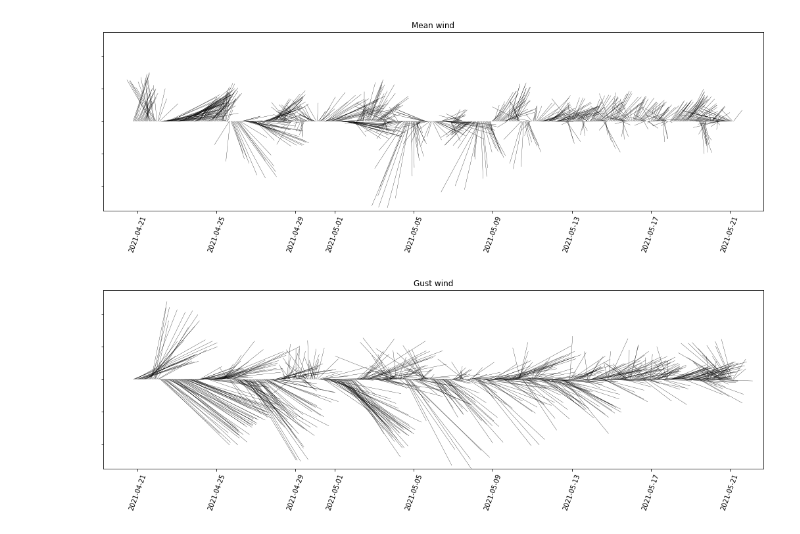
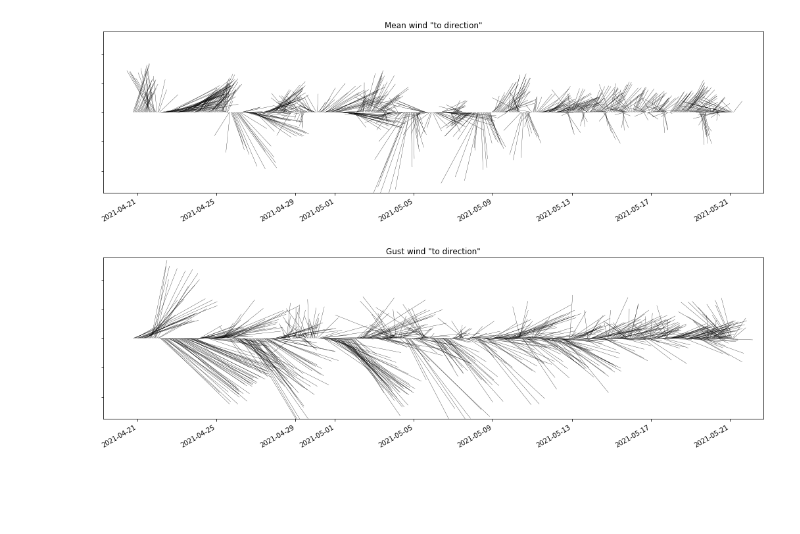
Before and after one commit to odemeo-usgs/projects, a Jupyter notebook: CACO/Marconi_Plots_2021.ipynb, the cells around one changed output. Drawn from its saved outputs; the diff is of its cells as text; code cells hidden in the pictures; blank space fills up the shorter version.

Commit message:
Made seasonal figures

```diff
--- a/CACO/Marconi_Plots_2021.ipynb
+++ b/CACO/Marconi_Plots_2021.ipynb
@@ -11,6 +12,10 @@ import bottleneck as bn
 # netCDF files
 fn1='C:\\Users\\odemeo\\Documents\\Field_Data_Processing\\CACO_MET\\Marconi\\1128\\1128wxt-a.nc'
 fn2='C:\\Users\\odemeo\\Documents\\Field_Data_Processing\\CACO_MET\\Marconi\\1129A\\1129Awxt-a.nc'
+
+# Export path
+figpath1128='C:\\Users\\odemeo\\Documents\\Field_Data_Processing\\CACO_MET\\Marconi\\1128\\Figures\\'
+figpath1129A='C:\\Users\\odemeo\\Documents\\Field_Data_Processing\\CACO_MET\\Marconi\\1129A\\Figures\\'
 # %%
 # Read in mooring 1128
 ds_1128 = xr.open_dataset(fn1)
@@ -176,38 +166,40 @@ props = {'units' : "dots",
         }
 fig, ax = plt.subplots(figsize=(18, 5))
 qiv = ax.quiver(time1128_hourly, [[0]*len(time1128_hourly)] , u_mean_hourly, v_mean_hourly, angles='uv', **props)
-plt.xticks(rotation=70)
+fig.autofmt_xdate()
 plt.setp(ax.get_yticklabels(), visible=False)
 plt.title('Mean wind "to direction"')
+plt.savefig(figpath1128+'1128_StickRollAvg_Mean')
 
 # Calculate wind components from speed and metereological wind direction (wind from direction)
 u_max = -wsp_max1128 * np.sin(np.radians(wdir_max1128))
 v_max = -wsp_max1128 * np.cos(np.radians(wdir_max1128))
 
 # Calculate rolling average of wind components
 u_max_roll=bn.move_mean(u_max, window=61) # Returns same length with NaNs at beginning
 v_max_roll=bn.move_mean(v_max, window=61)
 
 # Get hourly samples: Start at 60 and grab every 60 values since samples are on the minute
 u_max_hourly=u_max_roll[60::60]
 v_max_hourly=v_max_roll[60::60]
 time1128_hourly=time1128[60::60]
 
 props = {'units' : "dots",
     'width' : 0.3,
     'headwidth': 0,
     'headlength': 0,
     'headaxislength': 0,
     'scale' : .08
         }
 fig, ax = plt.subplots(figsize=(18, 5))
 qiv = ax.quiver(time1128_hourly, [[0]*len(time1128_hourly)] , u_max_hourly, v_max_hourly, angles='uv', **props)
-plt.xticks(rotation=70)
+fig.autofmt_xdate()
 plt.setp(ax.get_yticklabels(), visible=False)
 plt.title('Gust wind "to direction"');
+plt.savefig(figpath1128+'1128_StickRollAvg_Gust')
 # %% [output]
-[figure, old version]
+[figure, new version]
-[figure, old version]
+[figure, new version]
 # %%
 # Read in mooring 1129A
 ds_1129A = xr.open_dataset(fn2)
```
Also changed, not shown: parts of 12 cells of this notebook, 1 other file.
